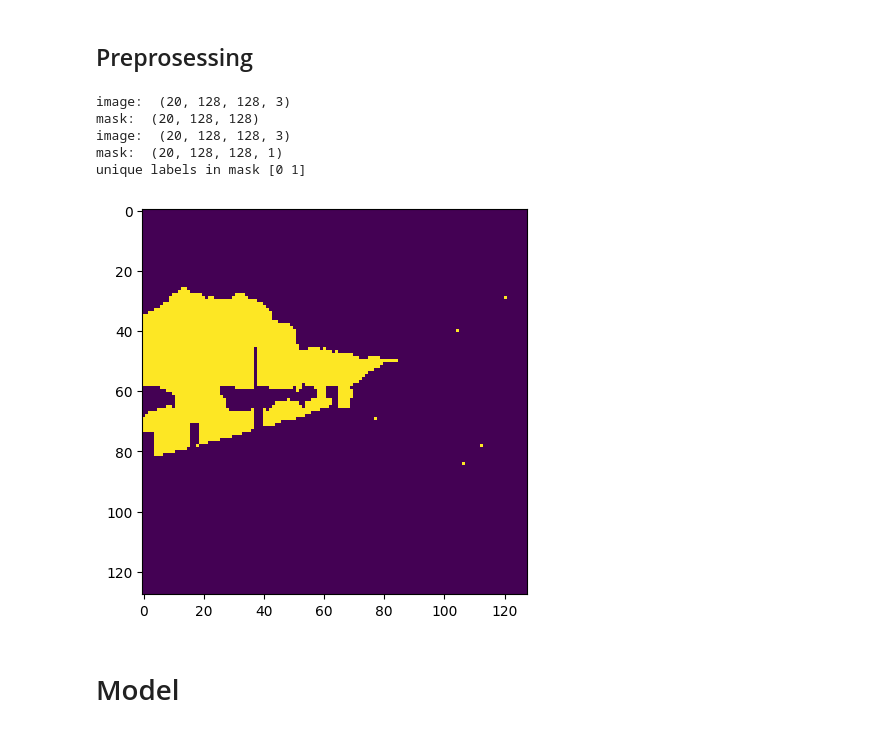
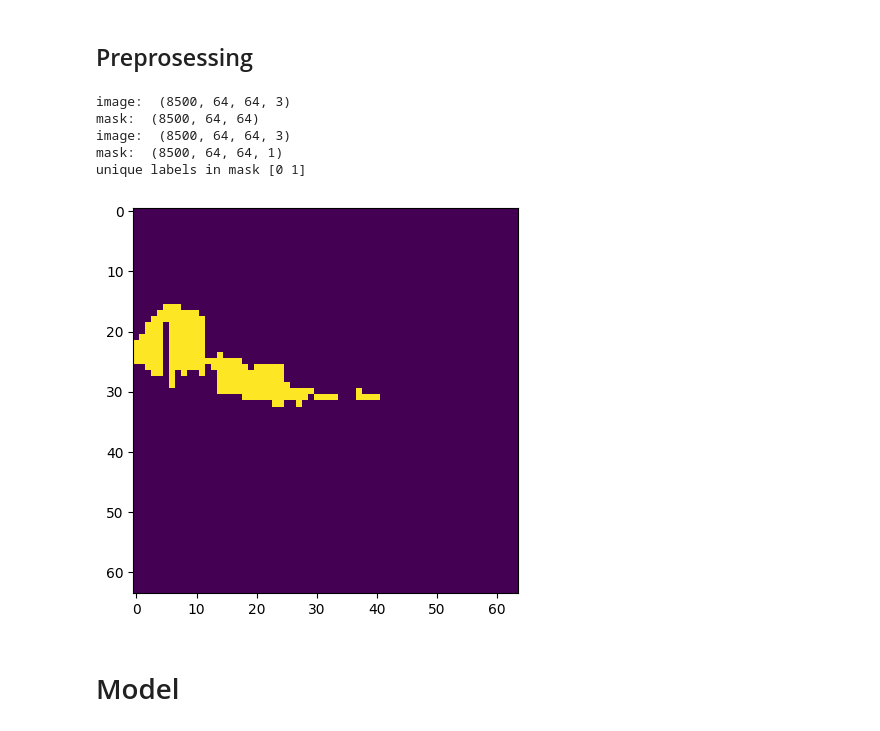
Before and after one commit to Duygubirol/vegetation-detection-railways, a Jupyter notebook: base-line-model-Dan-resizing.ipynb, the cells around one changed output. Drawn from its saved outputs; the diff is of its cells as text; code cells hidden in the pictures.

```diff
--- a/base-line-model-Dan-resizing.ipynb
+++ b/base-line-model-Dan-resizing.ipynb
@@ -65,8 +65,8 @@ len(np.unique(temp_mask[:,:,0]))
 # %%
 #print(os.listdir("membrane/train"))
 #Resizing images is optional, CNNs are ok with large images
-SIZE_X = 128 #Resize images (height  = X, width = Y)
-SIZE_Y = 128
+SIZE_X = 64 #Resize images (height  = X, width = Y)
+SIZE_Y = 64
 # %%
 #these codes are used to loop through the directory
 path_images = 'rs19_val/jpgs/rs19_val/'
@@ -84,39 +84,39 @@ for filename in os.listdir(path_images):
     if filename.endswith('.jpg'):
         image = cv2.imread(path_images+filename)
         image = cv2.resize(image, (SIZE_Y, SIZE_X)) #divisible by 32 because of UNET requirements
         mask = cv2.imread(path_mask+filename[:7]+'.png')
         mask = cv2.resize(mask, (SIZE_Y, SIZE_X))
         for layer in range(len(mask[0,0,:])):
             #mask[:int(w/2),:,layer]=0
             mask[:,:,layer][mask[:,:,layer]!=label_of_interest]=0
             mask[:,:,layer][mask[:,:,layer]==label_of_interest]=1
                 #this is because one hot encoder can only deal with 0 and 1 if there is 2 labels
         # image = np.array(image)
         # mask = np.array(mask)
         image_dataset.append(image)
         mask_dataset.append(mask)
-    if breaker==20:
+    if breaker==8500:
          break
 
 image_dataset = np.array(image_dataset)
 mask_dataset = np.array(mask_dataset)
 mask_dataset = mask_dataset[:,:,:,0]
 print('image: ', image_dataset.shape)
 print('mask: ', mask_dataset.shape)
 plt.imshow(mask[:,:,0])
 
 mask_dataset = np.expand_dims(mask_dataset, axis=3)
 print('image: ', image_dataset.shape)
 print('mask: ', mask_dataset.shape)
 
 print('unique labels in mask', np.unique(mask_dataset))
 # %% [output]
-image:  (20, 128, 128, 3)
-mask:  (20, 128, 128)
-image:  (20, 128, 128, 3)
-mask:  (20, 128, 128, 1)
+image:  (8500, 64, 64, 3)
+mask:  (8500, 64, 64)
+image:  (8500, 64, 64, 3)
+mask:  (8500, 64, 64, 1)
 unique labels in mask [0 1]
-[figure, old version]
+[figure, new version]
 # %%
 # split
 X_train, X_test, y_train, y_test = train_test_split(image_dataset, mask_dataset, test_size = 0.20, random_state = 42)
```
Also changed, not shown: parts of 7 cells of this notebook.
